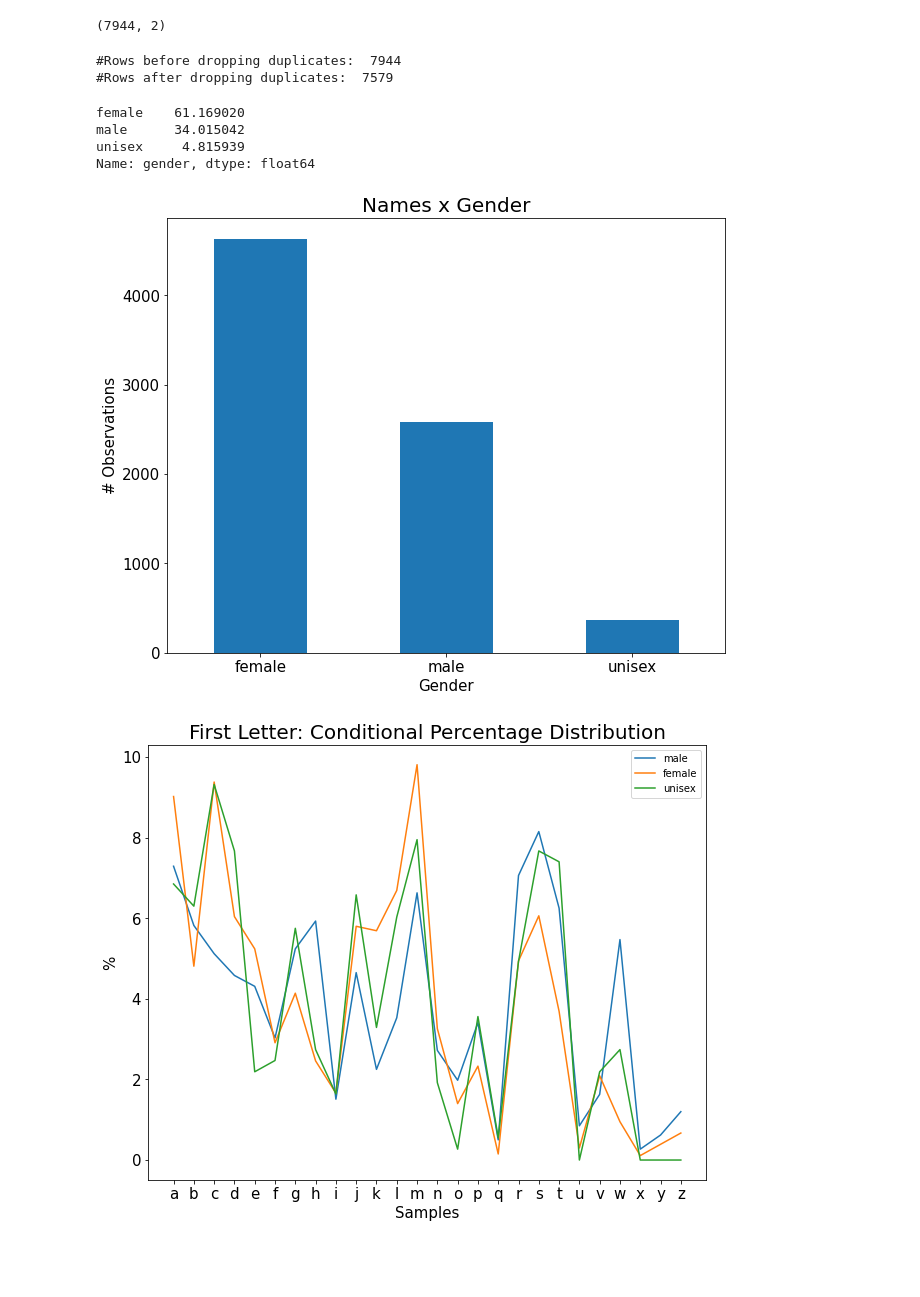
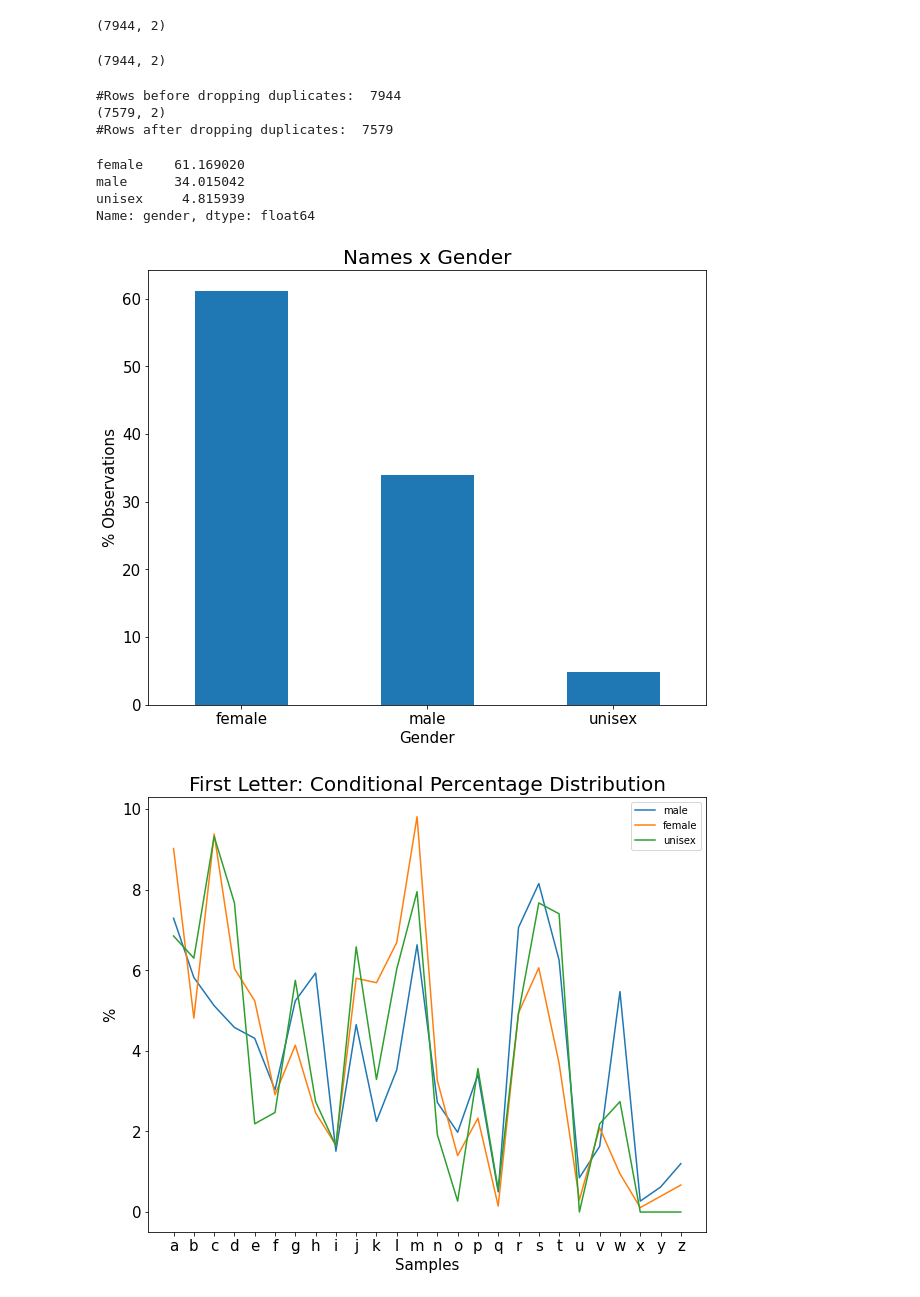
Before and after one commit to SmilodonCub/DATA620, a Jupyter notebook: Project_3/Project_3.ipynb, the cells around one changed output. Saved outputs shown, nothing was run; the diff lists cells and outputs as text; code cells hidden in the pictures; blank space fills up the shorter version.

```diff
--- a/Project_3/Project_3.ipynb
+++ b/Project_3/Project_3.ipynb
@@ -61,12 +61,17 @@ df.shape
 # %%
 # change the 'gender' value for every 'name' that is in the list 'unis'
 df.loc[(df.name.isin(unis)),'gender']='unisex'
+print( df.shape )
+# %% [output]
+(7944, 2)
 # %%
 print( '#Rows before dropping duplicates: ', df.shape[0] )
-df = df.drop_duplicates().reset_index()
+df = df.drop_duplicates().reset_index(drop=True)
+print( df.shape )
 print( '#Rows after dropping duplicates: ', df.shape[0] )
 # %% [output]
 #Rows before dropping duplicates:  7944
+(7579, 2)
 #Rows after dropping duplicates:  7579
 # %%
 df.gender.value_counts(normalize=True) * 100
@@ -77,15 +82,15 @@ unisex     4.815939
 Name: gender, dtype: float64
 # %%
 plt.figure(figsize=(10,8))
-df['gender'].value_counts().plot(kind='bar', rot=0);
+df['gender'].value_counts(normalize=True).mul(100).round(1).plot(kind='bar', rot=0);
 plt.title( 'Names x Gender', fontsize=20)
 plt.xlabel( 'Gender' , fontsize=15)
-plt.ylabel( '# Observations', fontsize=15)
+plt.ylabel( '% Observations', fontsize=15)
 plt.xticks(fontsize= 15)
 plt.yticks(fontsize= 15)
 plt.show()
 # %% [output]
-[figure, old version]
+[figure, new version]
 # %%
 letters = ['a', 'b', 'c', 'd', 'e', 'f', 'g', 'h', 'i', 'j',
            'k', 'l', 'm', 'n', 'o', 'p', 'q', 'r', 's', 't',
```
Also changed, not shown: parts of 24 cells of this notebook.
